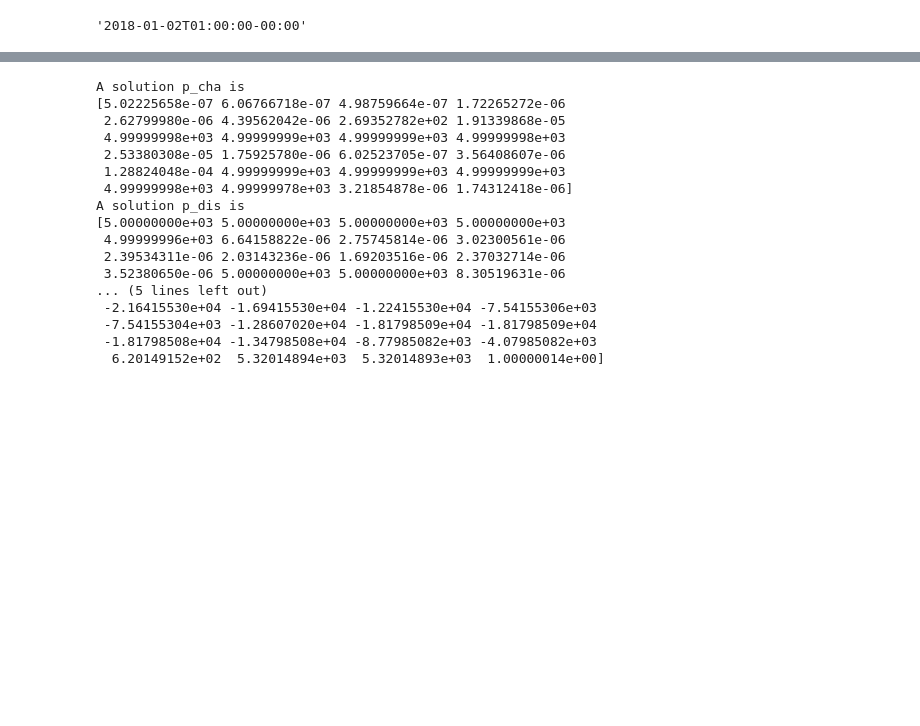
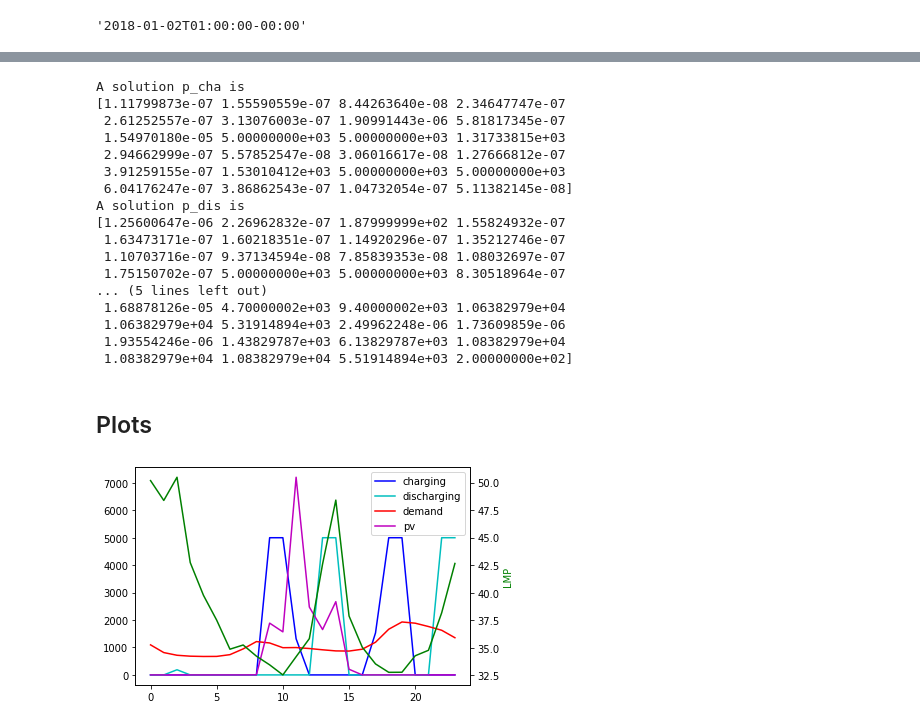
Before and after one commit to margot03/InSIGHT, a Jupyter notebook: Battery_draft.ipynb, the cells around one changed output, grey strips where cells are left out. Drawn from its saved outputs; the diff is of its cells as text; code cells hidden in the pictures; blank space fills up the shorter version.

Commit message:
feat: Added plots of traces for battery simulation

```diff
--- a/Battery_draft.ipynb
+++ b/Battery_draft.ipynb
@@ -112,8 +121,10 @@ n = 24
 # power limit
 p_lim = 5 * 10 ** 3
 # state of charge max
-J_max = 20 * 10 ** 3
-J_init = 1 * 10 ** 3
+# based off of max from demand data
+J_max = 2.06 * 10 ** 3
+J_init = 0.2 * 10 ** 3
+J_eff = 1
 # charge efficiency
 cha_eff = 0.94
 # discharge efficiency
@@ -123,19 +134,19 @@ p_dem = p_dem_df["Electricity:Facility [kWh](Hourly)"][23:47]
 # power supplied by pv
 # calculated for Jan 1, using TMYFormatting.ipynb
 p_pv = [0.0, 0.0, 0.0, 0.0, 0.0, 0.0, 0.0, 0.0,
-        0.036874374112418534, 18.874678324745716,
-        15.690924739526677, 72.0408116258169,
-        24.73208104704921, 16.538375698519136,
-        26.69471806669538, 2.0599573028765286,
+        3.687437411241854, 1887.4678324745719,
+        1569.092473952668, 7204.08116258169,
+        2473.208104704921, 1653.8375698519135,
+        2669.471806669538, 205.99573028765283,
         0.0, 0.0, 0.0, 0.0, 0.0, 0.0, 0.0, 0.0]
 
 p_cha = cp.Variable(n)
 p_dis = cp.Variable(n)
-J = cp.Variable(n)
+J = cp.Variable(n, nonneg=True)
 
 
-constraints = [J[0] == J_init + cha_eff * p_cha[0] - p_dis[0] / dis_eff]
-constraints += [J[t] == J[t-1] + cha_eff * p_cha[t] - p_dis[t] / dis_eff for t in range(1,n)]
+constraints = [J[0] == J_eff * J_init + cha_eff * p_cha[0] - p_dis[0] / dis_eff]
+constraints += [J[t] == J_eff * J[t-1] + cha_eff * p_cha[t] - p_dis[t] / dis_eff for t in range(1,n)]
 constraints += [J[n-1] >= J_init]
 constraints += [p_cha >= 0]
 constraints += [p_cha <= p_lim]
@@ -160,19 +171,40 @@ print("A solution J is")
 print(J.value)
 # %% [output]
 A solution p_cha is
-[5.02225658e-07 6.06766718e-07 4.98759664e-07 1.72265272e-06
- 2.62799980e-06 4.39562042e-06 2.69352782e+02 1.91339868e-05
- 4.99999998e+03 4.99999999e+03 4.99999999e+03 4.99999998e+03
- 2.53380308e-05 1.75925780e-06 6.02523705e-07 3.56408607e-06
- 1.28824048e-04 4.99999999e+03 4.99999999e+03 4.99999999e+03
- 4.99999998e+03 4.99999978e+03 3.21854878e-06 1.74312418e-06]
+[1.11799873e-07 1.55590559e-07 8.44263640e-08 2.34647747e-07
+ 2.61252557e-07 3.13076003e-07 1.90991443e-06 5.81817345e-07
+ 1.54970180e-05 5.00000000e+03 5.00000000e+03 1.31733815e+03
+ 2.94662999e-07 5.57852547e-08 3.06016617e-08 1.27666812e-07
+ 3.91259155e-07 1.53010412e+03 5.00000000e+03 5.00000000e+03
+ 6.04176247e-07 3.86862543e-07 1.04732054e-07 5.11382145e-08]
 A solution p_dis is
-[5.00000000e+03 5.00000000e+03 5.00000000e+03 5.00000000e+03
- 4.99999996e+03 6.64158822e-06 2.75745814e-06 3.02300561e-06
- 2.39534311e-06 2.03143236e-06 1.69203516e-06 2.37032714e-06
- 3.52380650e-06 5.00000000e+03 5.00000000e+03 8.30519631e-06
+[1.25600647e-06 2.26962832e-07 1.87999999e+02 1.55824932e-07
+ 1.63473171e-07 1.60218351e-07 1.14920296e-07 1.35212746e-07
+ 1.10703716e-07 9.37134594e-08 7.85839353e-08 1.08032697e-07
+ 1.75150702e-07 5.00000000e+03 5.00000000e+03 8.30518964e-07
 ... (5 lines left out)
- -2.16415530e+04 -1.69415530e+04 -1.22415530e+04 -7.54155306e+03
- -7.54155304e+03 -1.28607020e+04 -1.81798509e+04 -1.81798509e+04
- -1.81798508e+04 -1.34798508e+04 -8.77985082e+03 -4.07985082e+03
-  6.20149152e+02  5.32014894e+03  5.32014893e+03  1.00000014e+00]
+ 1.68878126e-05 4.70000002e+03 9.40000002e+03 1.06382979e+04
+ 1.06382979e+04 5.31914894e+03 2.49962248e-06 1.73609859e-06
+ 1.93554246e-06 1.43829787e+03 6.13829787e+03 1.08382979e+04
+ 1.08382979e+04 1.08382979e+04 5.51914894e+03 2.00000000e+02]
+# %% [markdown]
+## Plots
+# %%
+t = np.arange(n)
+# demand given in kWh
+p_dem *= 10 ** 3
+
+fig,ax = plt.subplots()
+ax.plot(t, p_cha.value, 'b', label='charging')
+ax.plot(t, p_dis.value, 'c', label='discharging')
+ax.plot(t, p_dem_big, 'r', label='demand')
+ax.plot(t, p_pv, 'm', label='pv')
+plt.legend()
+ax2=ax.twinx()
+ax2.plot(t, _lmp, 'g', label='lmp')
+ax2.set_ylabel('LMP', color='g')
+plt.show()
+
+## green is LMP data (the legends overlap)
+# %% [output]
+[figure, added]
```
Also changed, not shown: parts of 2 cells of this notebook, 1 other file.
